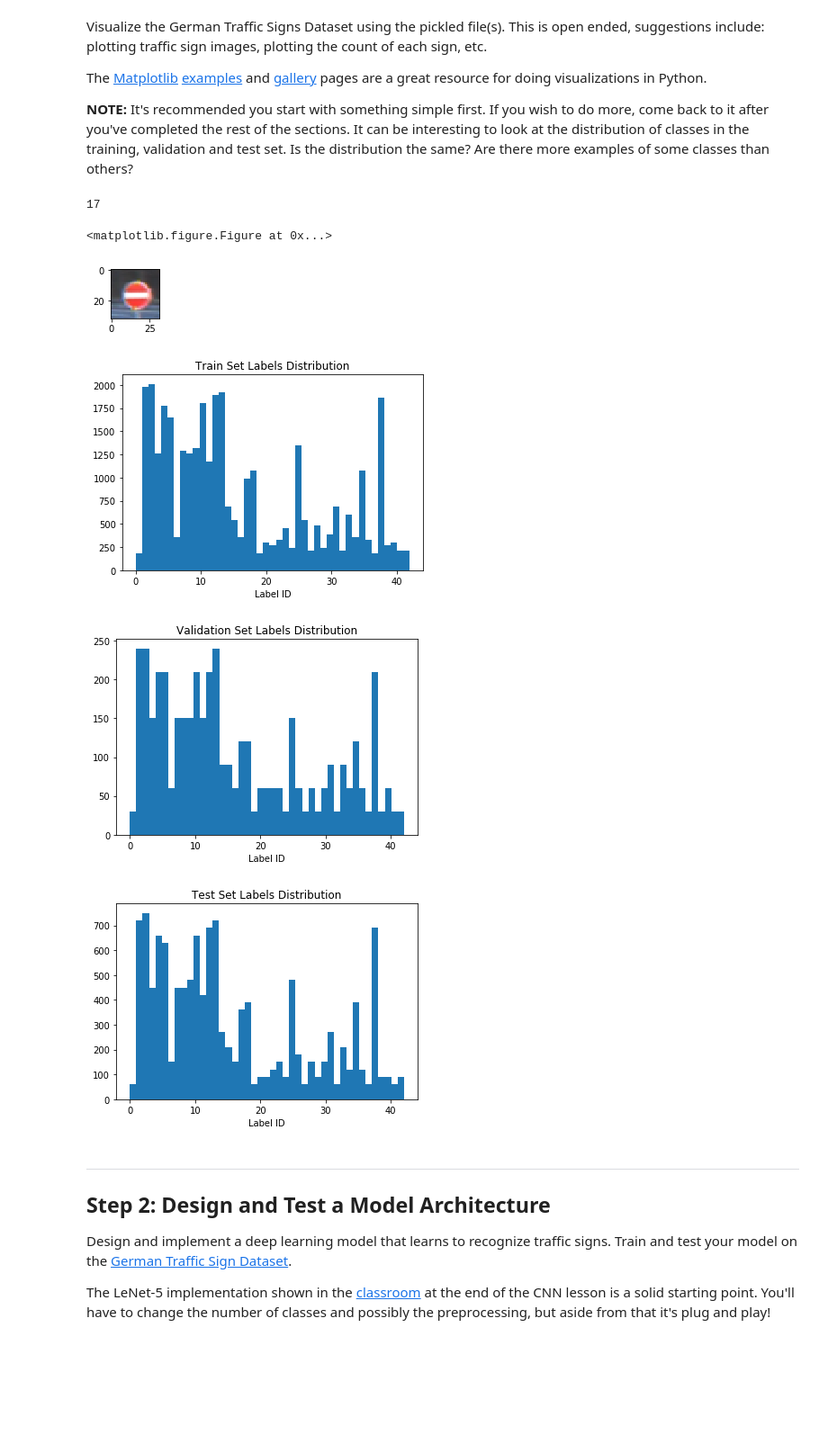
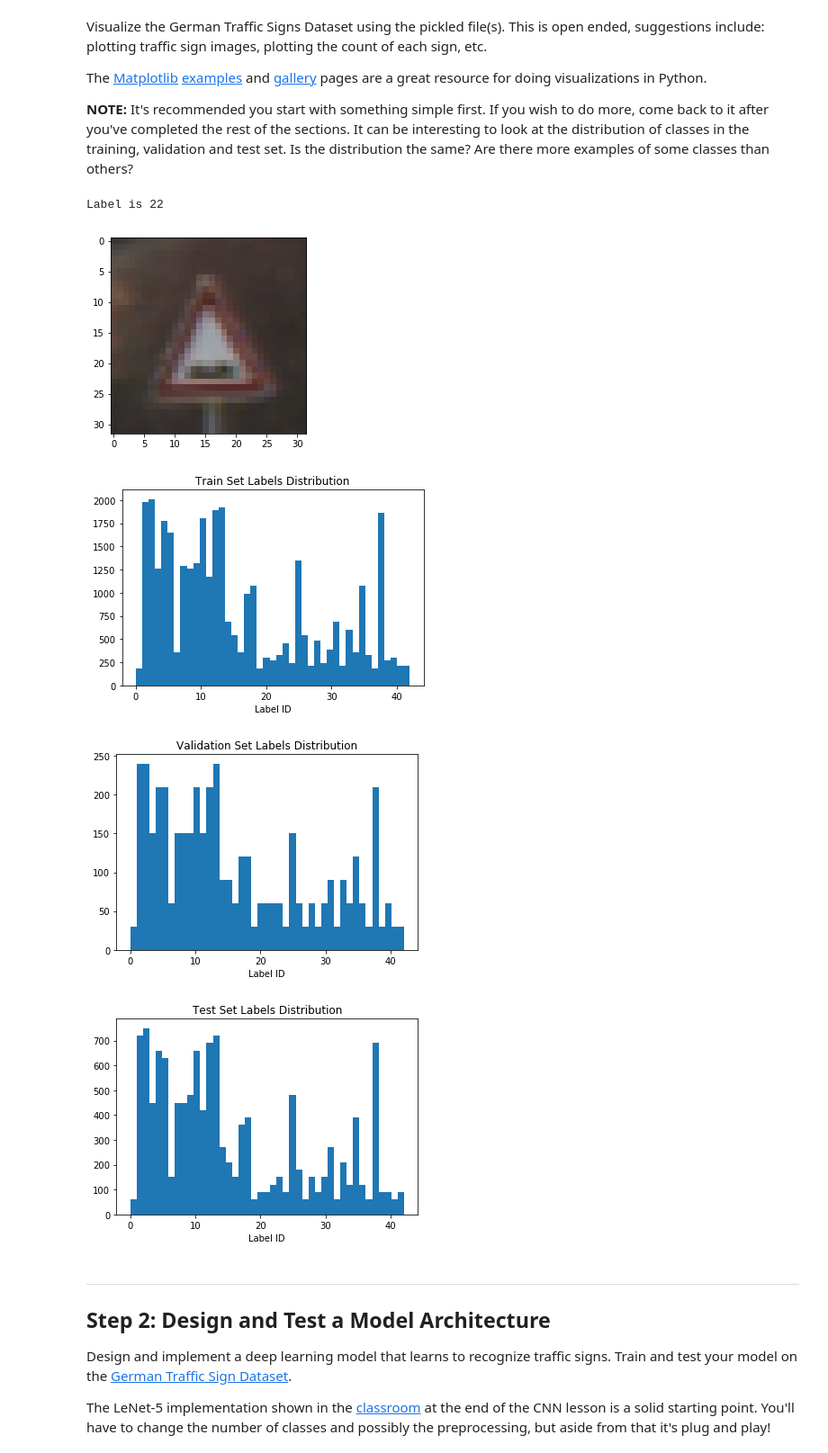
Before and after one commit to schambon77/CarND-Traffic-Sign-Classifier, a Jupyter notebook: Traffic_Sign_Classifier.ipynb, the cells around one changed output. Shown at 90% size. Cells and saved outputs as stored; diff of their text form; code cells hidden in the pictures; blank space fills up the shorter version.

```diff
--- a/Traffic_Sign_Classifier.ipynb
+++ b/Traffic_Sign_Classifier.ipynb
@@ -100,34 +100,32 @@ The [Matplotlib](http://matplotlib.org/) [examples](http://matplotlib.org/exampl
 # %%
 ### Data exploration visualization code goes here.
 ### Feel free to use as many code cells as needed.
 import matplotlib.pyplot as plt
 # Visualizations will be shown in the notebook.
 %matplotlib inline
 
 import random
 index = random.randint(0, n_train)
 image = X_train[index].squeeze()
 
 fig = plt.figure()
-plt.figure(figsize=(1,1))
 plt.imshow(image)
-print(y_train[index])
+print('Label is {}'.format(y_train[index]))
 
 def plot_label_set_histogram(labels, title, nbins):
     fig = plt.figure()
     ax = fig.add_subplot(111)
     plt.hist(labels, bins=nbins)
     plt.title(title)
     ax.set_xlabel('Label ID')
     plt.show()
 
 plot_label_set_histogram(y_train, 'Train Set Labels Distribution', nbins=n_classes)
 plot_label_set_histogram(y_valid, 'Validation Set Labels Distribution', nbins=n_classes)
 plot_label_set_histogram(y_test, 'Test Set Labels Distribution', nbins=n_classes)
 # %% [output]
-17
+Label is 22
-<matplotlib.figure.Figure at 0x...>
-[figure, old version]
+[figure, new version]
 [figure]
 [figure]
 [figure]
```
Also changed, not shown: parts of 11 cells of this notebook, 3 other files.
